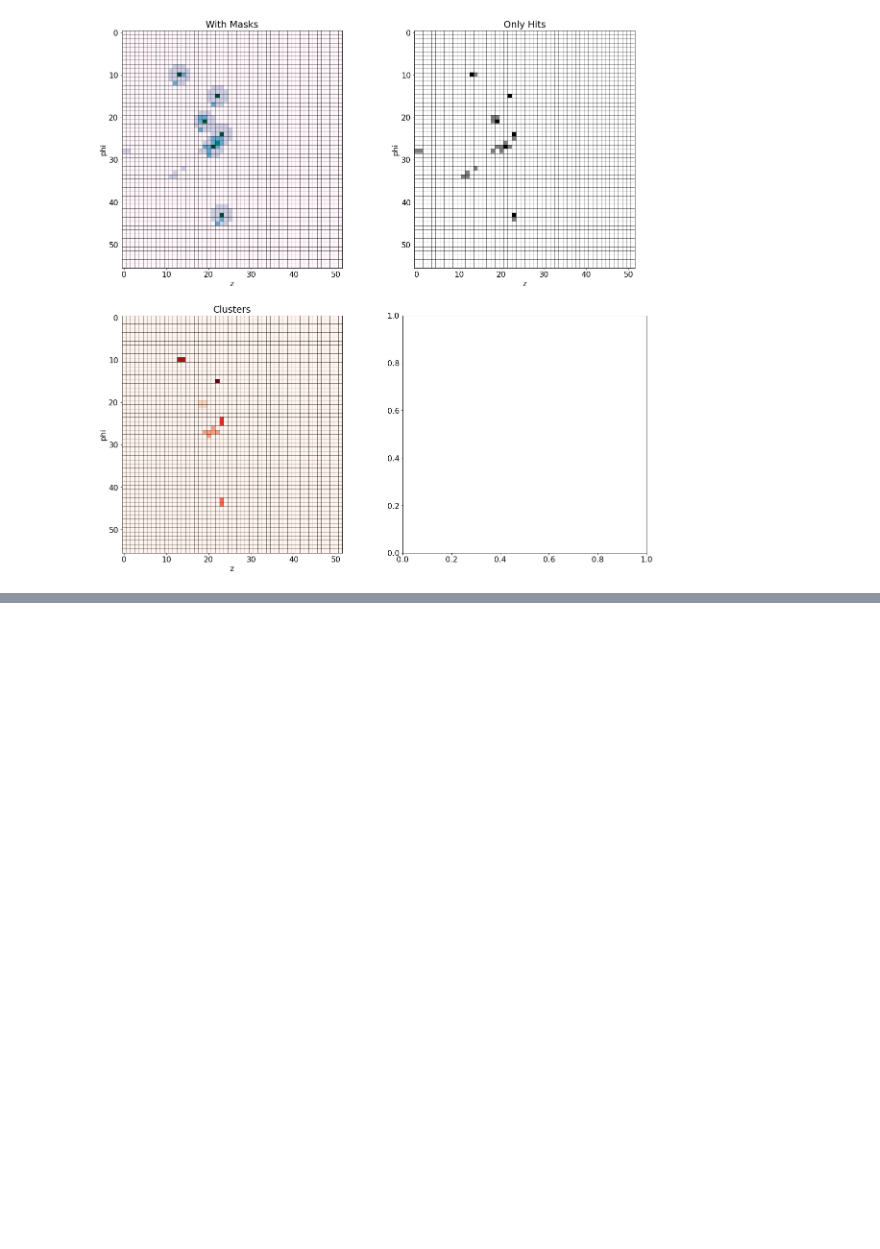
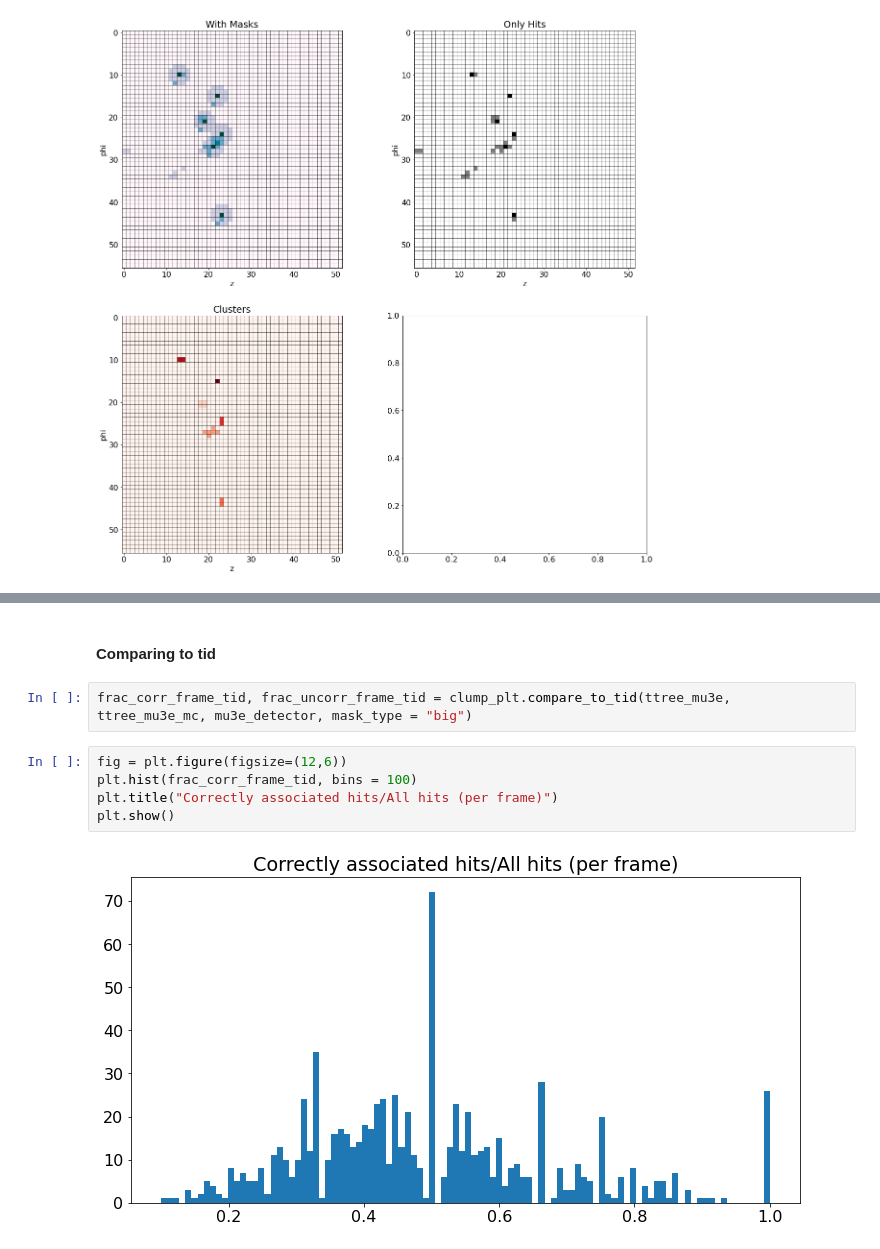
Before and after one commit to maximilianKoeper/melp, a Jupyter notebook: comparison_clustering.ipynb, the cells around one changed output, grey strips where cells are left out. Saved outputs shown, nothing was run; the diff lists cells and outputs as text; blank space fills up the shorter version.

```diff
--- a/comparison_clustering.ipynb
+++ b/comparison_clustering.ipynb
@@ -333,0 +336,11 @@ plt.show()
+# %% [markdown]
+#### Comparing to tid
+# %%
+frac_corr_frame_tid, frac_uncorr_frame_tid = clump_plt.compare_to_tid(ttree_mu3e, ttree_mu3e_mc, mu3e_detector, mask_type = "big")
+# %%
+fig = plt.figure(figsize=(12,6))
+plt.hist(frac_corr_frame_tid, bins = 100)
+plt.title("Correctly associated hits/All hits (per frame)")
+plt.show()
+# %% [output]
+[figure, added]
```
Also changed, not shown: parts of 13 cells of this notebook, 2 other files.
